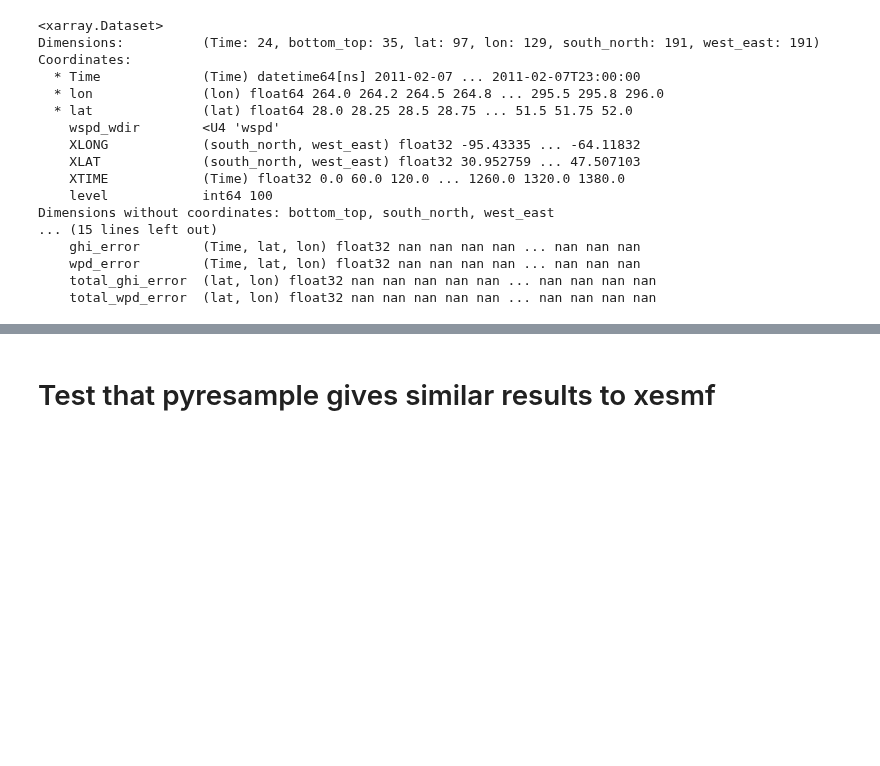
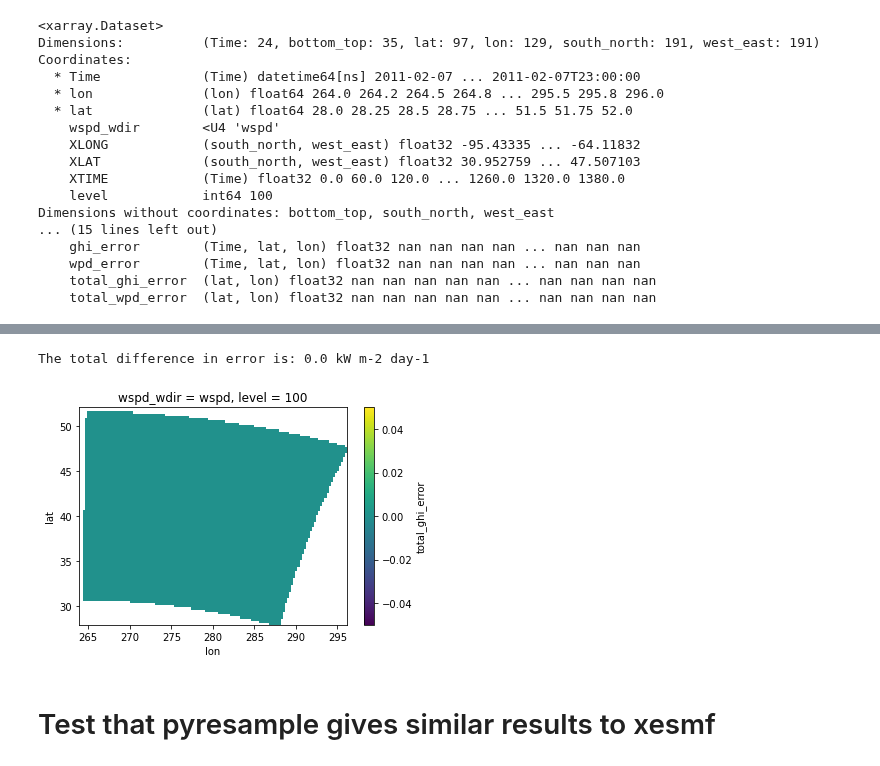
Before and after one commit to jeffreysward/met4ene, a Jupyter notebook: post/python/WRF_regridding_pyresample.ipynb, the cells around one changed output, grey strips where cells are left out. Cells and saved outputs as stored; diff of their text form; code cells hidden in the pictures; blank space fills up the shorter version.

Commit message:
Added some more comparison to the pyresample regridding notebook

```diff
--- a/post/python/WRF_regridding_pyresample.ipynb
+++ b/post/python/WRF_regridding_pyresample.ipynb
@@ -195,7 +195,7 @@ Coordinates:
 first = True
 for timestr in wrfdata.Time:
     # Select the time slice from xarray
-    wrf_ghi_slice = wrfdata.ghi.sel(Time=timestr)
+    wrf_ghi_slice = wrfdata['ghi'].sel(Time=timestr)
     # Regrid with a nearest neighbor algorithm
     ghi_regrid = prs.kd_tree.resample_nearest(wrf_def, wrf_ghi_slice.values, \
                  era_def, radius_of_influence=25000, fill_value=None)
@@ -231,8 +231,3 @@ Coordinates:
   * lat      (lat) float64 28.0 28.25 28.5 28.75 29.0 ... 51.25 51.5 51.75 52.0
   * lon      (lon) float64 264.0 264.2 264.5 264.8 ... 295.2 295.5 295.8 296.0
   * Time     (Time) datetime64[ns] 2011-02-07 ... 2011-02-07T23:00:00
-# %%
-print(wrfdata.Time)
-print(f'\nType: {type(wrfdata.Time)}\n')
-for timestr in wrfdata.Time:
-    print(f'{timestr.values} of type {type(timestr.values)}')
@@ -327,3 +304,6 @@ Dimensions without coordinates: bottom_top, south_north, west_east
     wpd_error        (Time, lat, lon) float32 nan nan nan nan ... nan nan nan
     total_ghi_error  (lat, lon) float32 nan nan nan nan nan ... nan nan nan nan
     total_wpd_error  (lat, lon) float32 nan nan nan nan nan ... nan nan nan nan
+# %%
+# Now test the function that does the same as the above in optwrf.runwrf
+wrfdata_3, eradata_3 = rw.wrf_era5_regrid_pyresample(in_yr, in_mo, wrfdir, eradir)
@@ -330,3 +328,14 @@ Dimensions without coordinates: bottom_top, south_north, west_east
+# %%
+# Get the total error now using the function in optwrf.runwrf
+wrfdata_3 = rw.wrf_era5_error(wrfdata_3, eradata)
+# %%
+# The following plot should show no difference
+pyresample_compare = wrfdata.total_ghi_error - wrfdata_3.total_ghi_error
+pyresample_compare.plot()
+print(f'The total difference in error is: {pyresample_compare.sum().values} kW m-2 day-1')
+# %% [output]
+The total difference in error is: 0.0 kW m-2 day-1
+[figure, added]
 # %% [markdown]
 # Test that pyresample gives similar results to xesmf
 # %%
```
Also changed, not shown: parts of 6 cells of this notebook, 1 other file.
